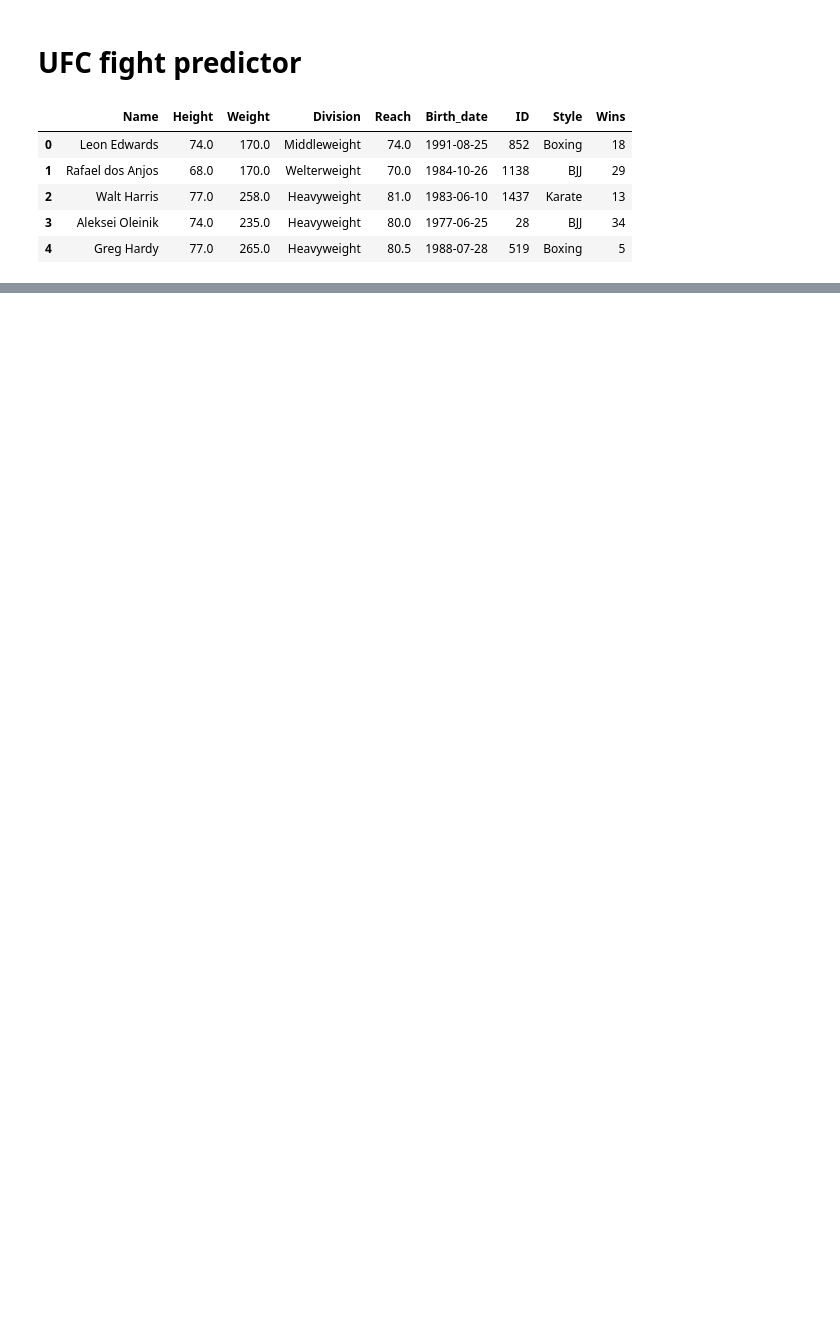
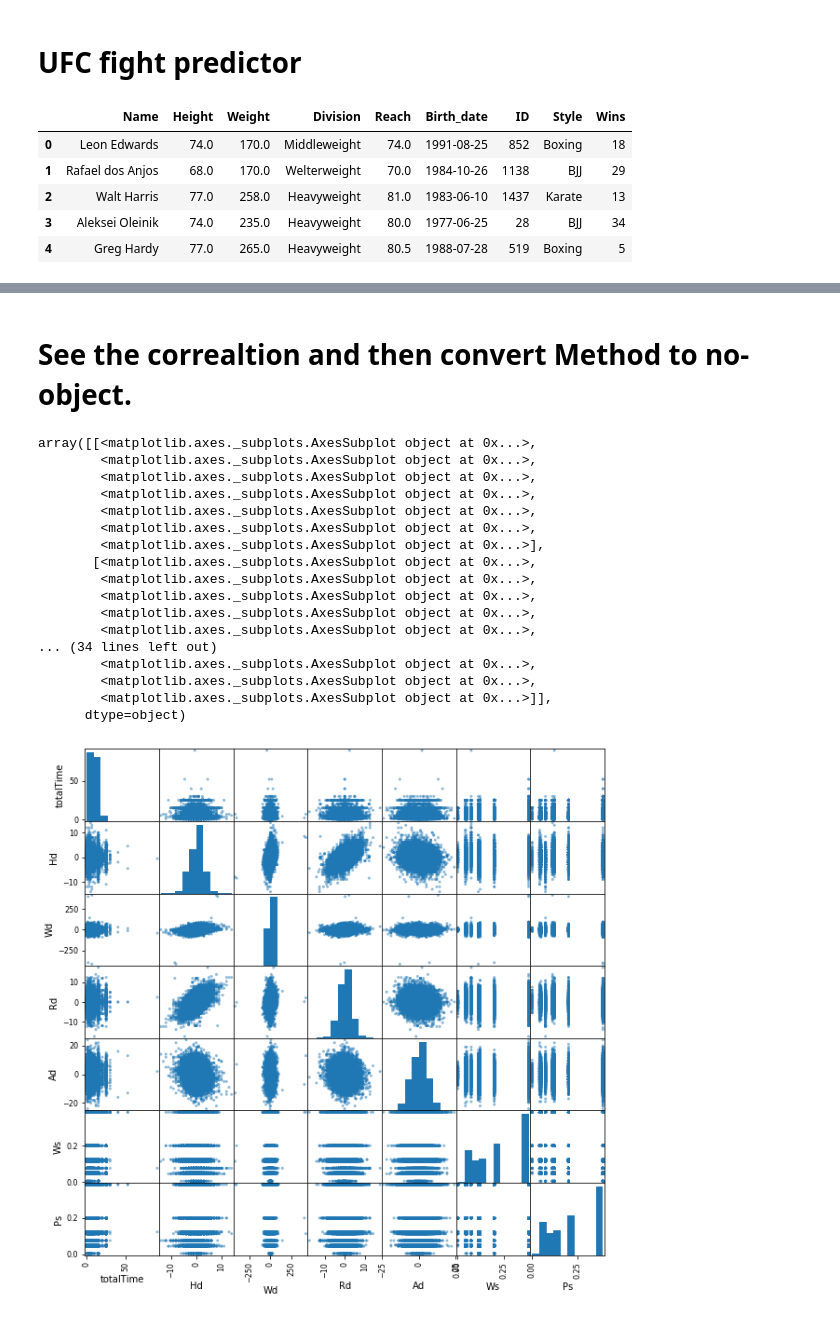
Before and after one commit to Sanijg/Predictive-analysis-UFC, a Jupyter notebook: Prediction.ipynb, the cells around one changed output, grey strips where cells are left out. Saved outputs shown, nothing was run; the diff lists cells and outputs as text; code cells hidden in the pictures; blank space fills up the shorter version.

```diff
--- a/Prediction.ipynb
+++ b/Prediction.ipynb
@@ -32,0 +165,20 @@ fights.head()
+# %%
+#Combining Time and Round to get total time. Dropping the ones without values.
+fights= fights.dropna(subset =['Time','Round','Method']).reset_index()
+#Generating total time
+ooo = []
+for i in range(len(fights['Time'])):
+    if ':' in fights['Time'][i]:
+        oo= fights['Time'][i].split(':')
+    elif';' in fights['Time'][i]:
+        oo = fights['Time'][i].split(';')
+    else:
+        oo = fights['Time'][i].split('.')
+    try:
+        ooo += [(int(oo[0])*60+int(oo[1]))*int(fights['Round'][i])/60]
+    except:
+        ooo+= [float('Nan')]
+fights['totalTime'] = ooo
+# %%
+fights = fights.dropna(subset = ['totalTime']).reset_index()
+fights.head()
@@ -32,0 +194,4 @@ fights.head()
+# %%
+#Curate win and loss
+Merge2= fights.drop(['Event','Date', 'Record', 'Round','Time','level_0','index'], axis =1)
+Merge2.head()
@@ -32,0 +267,3 @@ fights.head()
+# %%
+Merge =Merge2.dropna(subset =['Ad','Wd','Rd','totalTime']).reset_index(drop =True)
+Merge.isnull().sum()
@@ -32,0 +298,25 @@ fights.head()
+# %% [markdown]
+# See the correaltion and then convert Method to no-object.
+# %%
+# Visualising distribution of data
+from pandas.plotting import scatter_matrix
+scatter_matrix(Merge[['totalTime','Hd','Wd', 'Rd','Ad','Ws','Ps']], figsize=(10,10))
+# %% [output]
+array([[<matplotlib.axes._subplots.AxesSubplot object at 0x...>,
+        <matplotlib.axes._subplots.AxesSubplot object at 0x...>,
+        <matplotlib.axes._subplots.AxesSubplot object at 0x...>,
+        <matplotlib.axes._subplots.AxesSubplot object at 0x...>,
+        <matplotlib.axes._subplots.AxesSubplot object at 0x...>,
+        <matplotlib.axes._subplots.AxesSubplot object at 0x...>,
+        <matplotlib.axes._subplots.AxesSubplot object at 0x...>],
+       [<matplotlib.axes._subplots.AxesSubplot object at 0x...>,
+        <matplotlib.axes._subplots.AxesSubplot object at 0x...>,
+        <matplotlib.axes._subplots.AxesSubplot object at 0x...>,
+        <matplotlib.axes._subplots.AxesSubplot object at 0x...>,
+        <matplotlib.axes._subplots.AxesSubplot object at 0x...>,
+... (34 lines left out)
+        <matplotlib.axes._subplots.AxesSubplot object at 0x...>,
+        <matplotlib.axes._subplots.AxesSubplot object at 0x...>,
+        <matplotlib.axes._subplots.AxesSubplot object at 0x...>]],
+      dtype=object)
+[figure, added]
```
Also changed, not shown: parts of 50 cells of this notebook, 2 other files.
